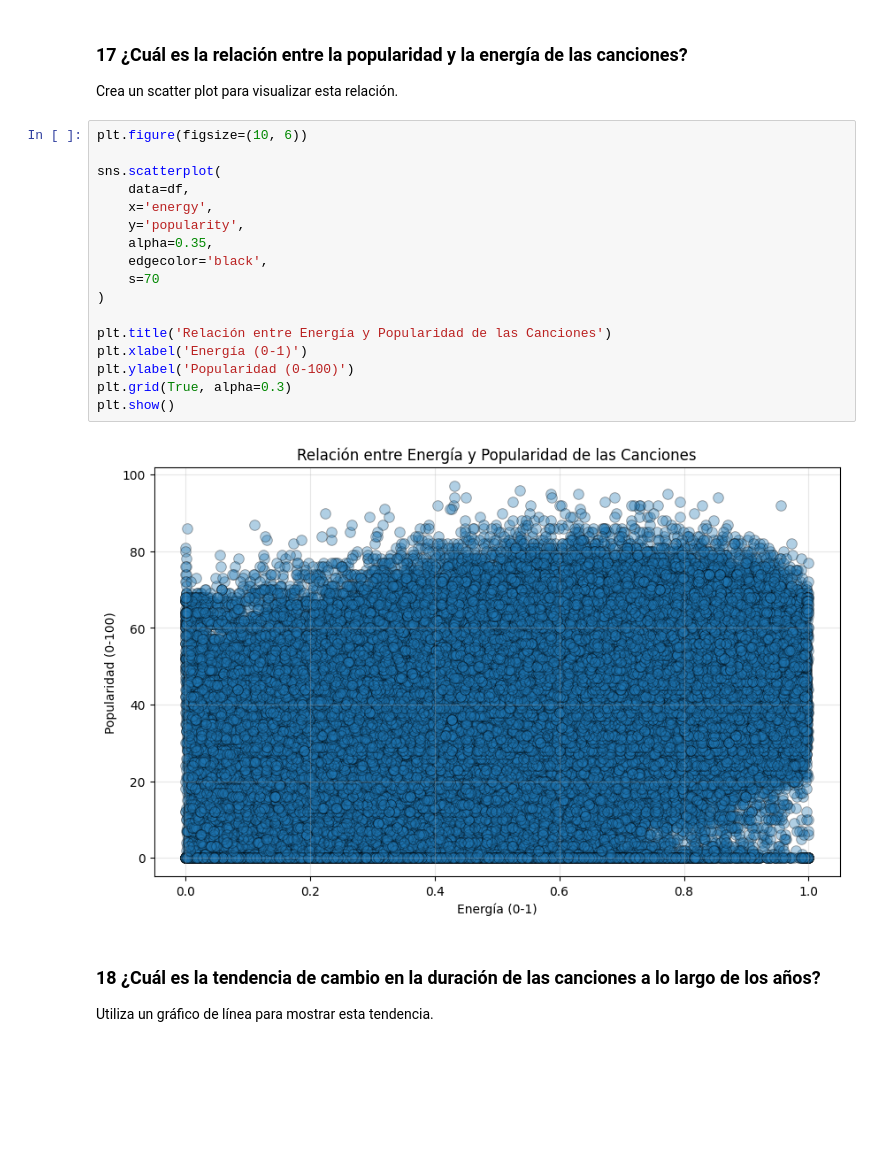
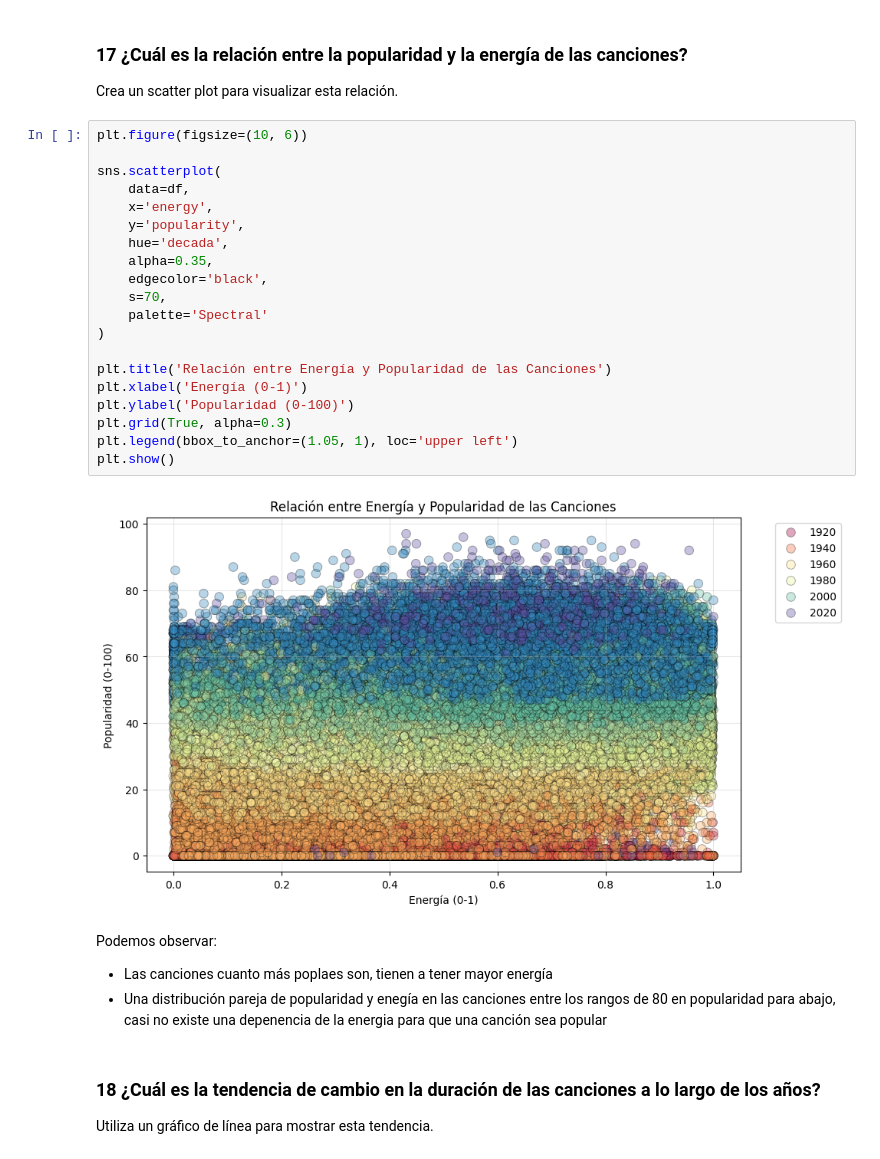
Before and after one commit to Horaciomb/UPB_Herramientas_Basicas_Visualizacion_Datoss_, a Jupyter notebook: Trabajo_Final/Trabajo_final_hmolina.ipynb, the cells around one changed output. Cells and saved outputs as stored; diff of their text form; blank space fills up the shorter version.

```diff
--- a/Trabajo_Final/Trabajo_final_hmolina.ipynb
+++ b/Trabajo_Final/Trabajo_final_hmolina.ipynb
@@ -447,22 +456,29 @@ Crea un scatter plot para visualizar esta relación.
 # %%
 plt.figure(figsize=(10, 6))
 
 sns.scatterplot(
     data=df,
     x='energy',
     y='popularity',
+    hue='decada',
     alpha=0.35,
     edgecolor='black',
-    s=70
+    s=70,
+    palette='Spectral'
 )
 
 plt.title('Relación entre Energía y Popularidad de las Canciones')
 plt.xlabel('Energía (0-1)')
 plt.ylabel('Popularidad (0-100)')
 plt.grid(True, alpha=0.3)
+plt.legend(bbox_to_anchor=(1.05, 1), loc='upper left')
 plt.show()
 # %% [output]
-[figure, old version]
+[figure, new version]
+# %% [markdown]
+Podemos observar:
+-   Las canciones cuanto más poplaes son, tienen a tener mayor energía
+-   Una distribución pareja de popularidad y enegía en las canciones entre los rangos de 80 en popularidad para abajo, casi no existe una depenencia de la energia para que una canción sea popular
 # %% [markdown]
 ### 18 ¿Cuál es la tendencia de cambio en la duración de las canciones a lo largo de los años?
 Utiliza un gráfico de línea para mostrar esta tendencia.
```
Also changed, not shown: parts of 22 cells of this notebook.
